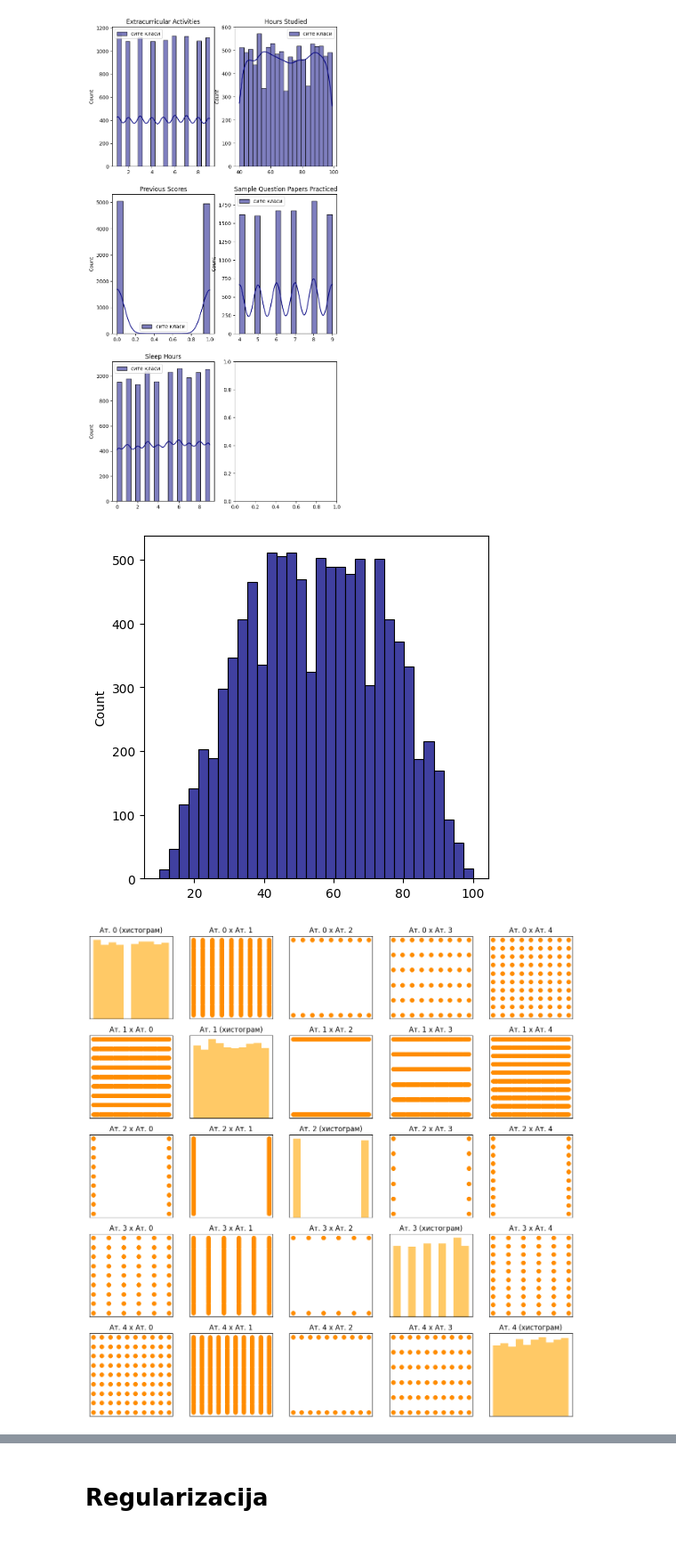
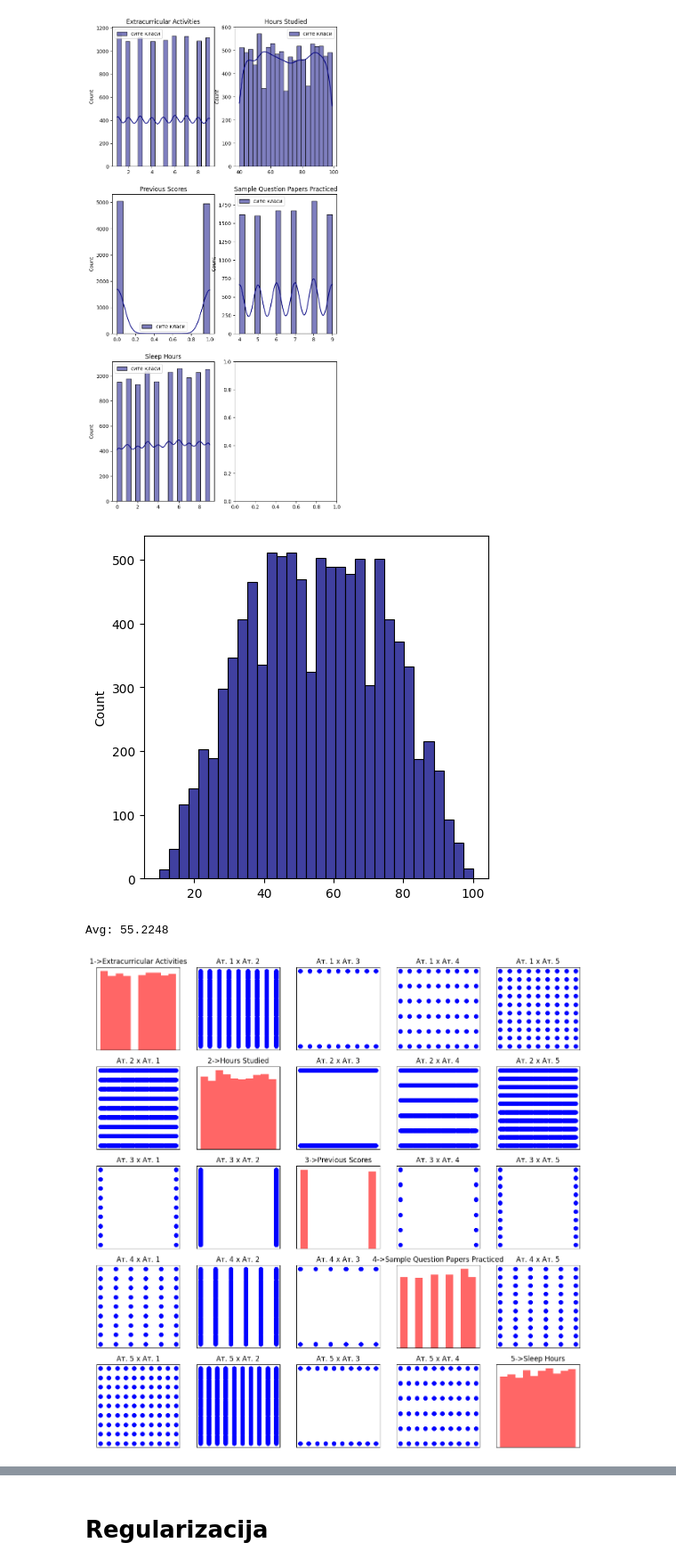
Before and after one commit to Kuzemano/ML, a Jupyter notebook: labs/second.ipynb, the cells around one changed output, grey strips where cells are left out. Shown at 89% size. Drawn from its saved outputs; the diff is of its cells as text; code cells hidden in the pictures.

```diff
--- a/labs/second.ipynb
+++ b/labs/second.ipynb
@@ -77,24 +90,26 @@ plt.show()
 fig = plt.figure(figsize=(5, 5))
 sns.histplot(y, color = "navy")
 plt.show()
+print('Avg:', sum(y)/len(y))
 # %% [output]
 [figure]
+Avg: 55.2248
 # %%
 fig = plt.figure(figsize=(15, 15))
 fig.subplots(nrows=number_of_features, ncols=number_of_features)
 for feature_i in range(number_of_features):
     for feature_j in range(number_of_features):
         ax = plt.subplot(number_of_features,number_of_features,number_of_features*feature_i + feature_j+1)
         if feature_i==feature_j:
-          plt.hist(X[:, feature_i], alpha=.6, color="orange")
-          plt.title("Ат. "+str(feature_i)+" (хистограм)")
+          plt.hist(X[:, feature_i], alpha=.6, color="red")
+          plt.title(str(feature_i+1)+'->'+feature_names[feature_j])
         else:
-          plt.scatter(X[:,feature_i], X[:,feature_j], color="darkorange")
-          plt.title("Ат. "+str(feature_i)+" x Ат. "+str(feature_j)) # Атрибут i x Атрибут ј
+          plt.scatter(X[:,feature_i], X[:,feature_j], color="blue")
+          plt.title("Ат. "+str(feature_i+1)+" x Ат. "+str(feature_j+1)) # Атрибут i x Атрибут ј
           #plt.title(feature_names[feature_i] +" x "+feature_names[feature_j]) # Атрибут i x Атрибут ј
         plt.xticks(())
         plt.yticks(())
 plt.show()
 # %% [output]
-[figure, old version]
+[figure, new version]
 # %%
```
Also changed, not shown: parts of 12 cells of this notebook.
